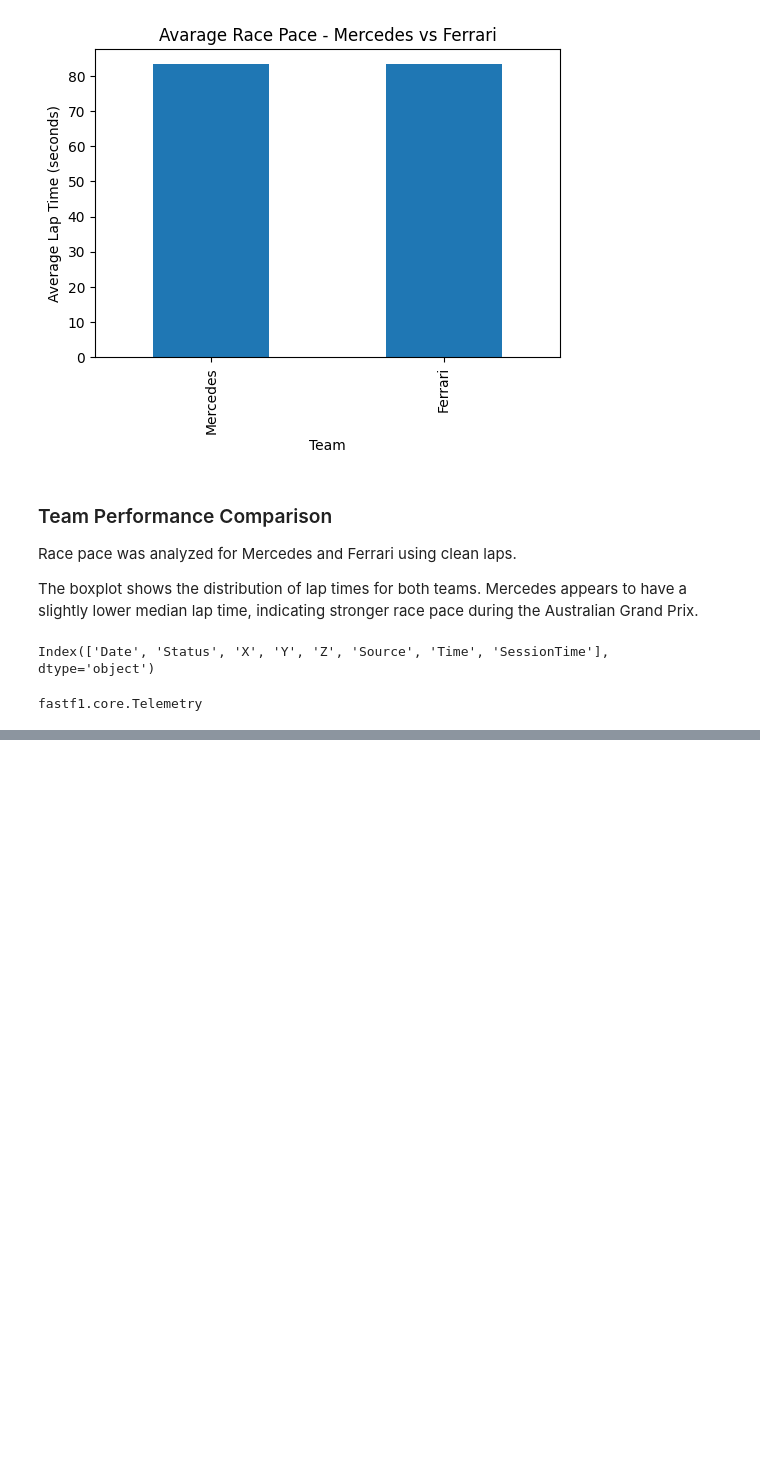
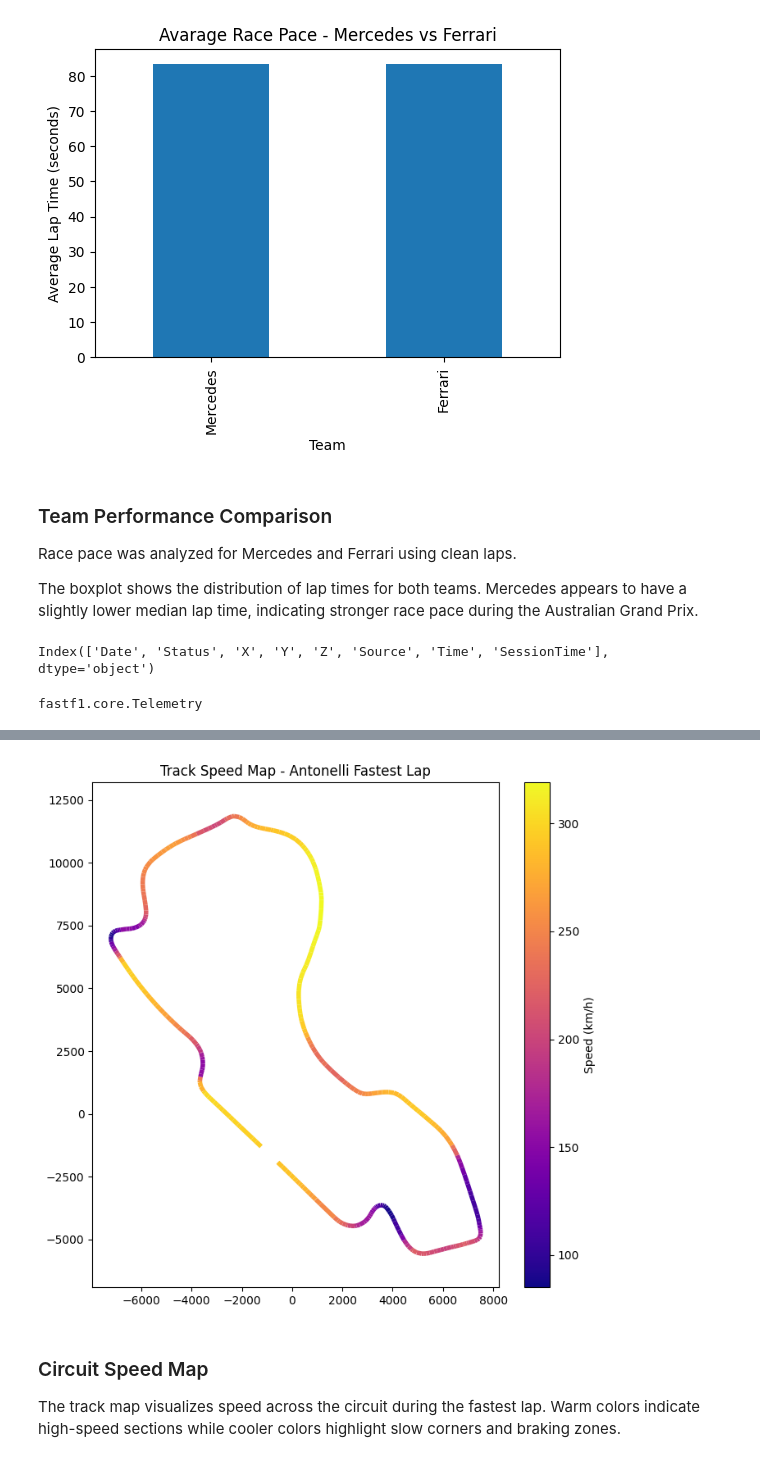
Before and after one commit to d3ku666/F1-Season-2026-Analysis, a Jupyter notebook: f1_season_2026_analysis/notebooks/01_australian_gp_2026_analysis.ipynb, the cells around one changed output, grey strips where cells are left out. Saved outputs shown, nothing was run; the diff lists cells and outputs as text; code cells hidden in the pictures; blank space fills up the shorter version.

```diff
--- a/f1_season_2026_analysis/notebooks/01_australian_gp_2026_analysis.ipynb
+++ b/f1_season_2026_analysis/notebooks/01_australian_gp_2026_analysis.ipynb
@@ -411,0 +410,37 @@ Index(['Date', 'RPM', 'Speed', 'nGear', 'Throttle', 'Brake', 'DRS', 'Source',
+# %%
+min_len = min(len(pos), len(car_data))
+
+x = pos['X'][:min_len]
+y = pos['Y'][:min_len]
+speed = car_data['Speed'][:min_len]
+# %%
+import numpy as np
+
+points = np.array([x, y]).T.reshape(-1, 1, 2)
+segments = np.concatenate([points[:-1], points[1:]], axis=1)
+# %%
+from matplotlib.collections import LineCollection
+import matplotlib.pyplot as plt
+
+lc = LineCollection(segments, cmap = 'plasma')
+lc.set_array(speed)
+lc.set_linewidth(4)
+
+plt.figure(figsize=(8, 8))
+
+plt.gca().add_collection(lc)
+
+plt.axis('equal')
+plt.title("Track Speed Map - Antonelli Fastest Lap")
+
+plt.colorbar(lc, label='Speed (km/h)')
+
+plt.show()
+# %% [output]
+[figure, added]
+# %% [markdown]
+### Circuit Speed Map
+
+The track map visualizes speed across the circuit during the fastest lap.
+Warm colors indicate high-speed sections while cooler colors highlight
+slow corners and braking zones.
```
Also changed, not shown: parts of 1 cell of this notebook.
